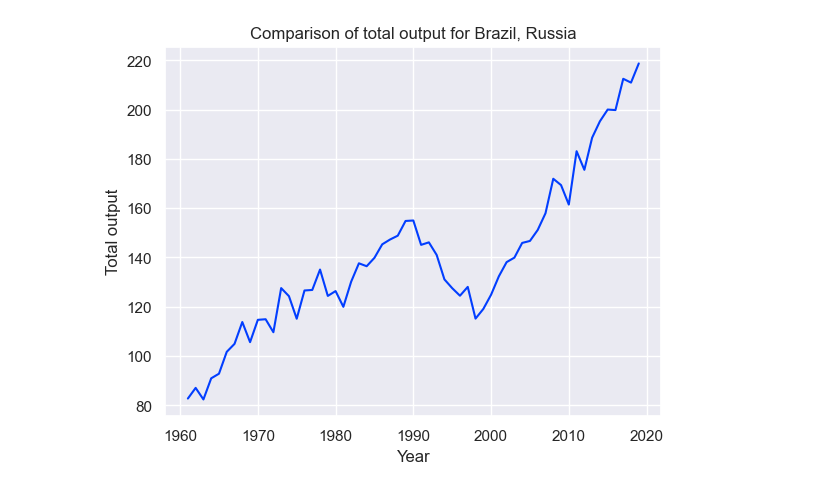
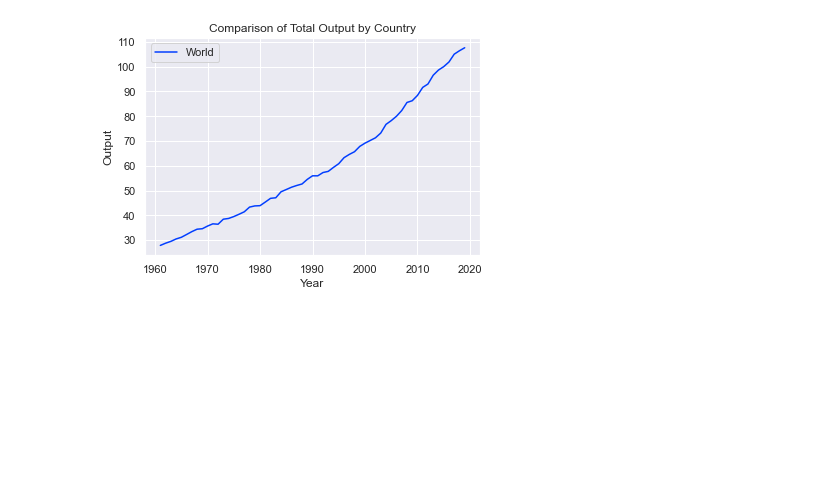
Before and after one commit to monica-navas-m/Advanced-Programming-for-Data-Science, a Jupyter notebook: testing.ipynb, the cells around one changed output. Cells and saved outputs as stored; diff of their text form; code cells hidden in the pictures; blank space fills up the shorter version.

Commit message:
format and test

```diff
--- a/testing.ipynb
+++ b/testing.ipynb
@@ -55,10 +53,10 @@ test.areachart_country_output()
 # %%
-test.compare_country_output(['Brazil','Russia'])
+test.plot_country_output()
 
 # check if plot informs comparision. Shouldn't it be as the one above?
 # include type error for variables types
 # %% [output]
-[figure, old version]
+[figure, new version]
 # %%
 test.gapminder(1996)
 
```
Also changed, not shown: parts of 4 cells of this notebook, 2 other files.
